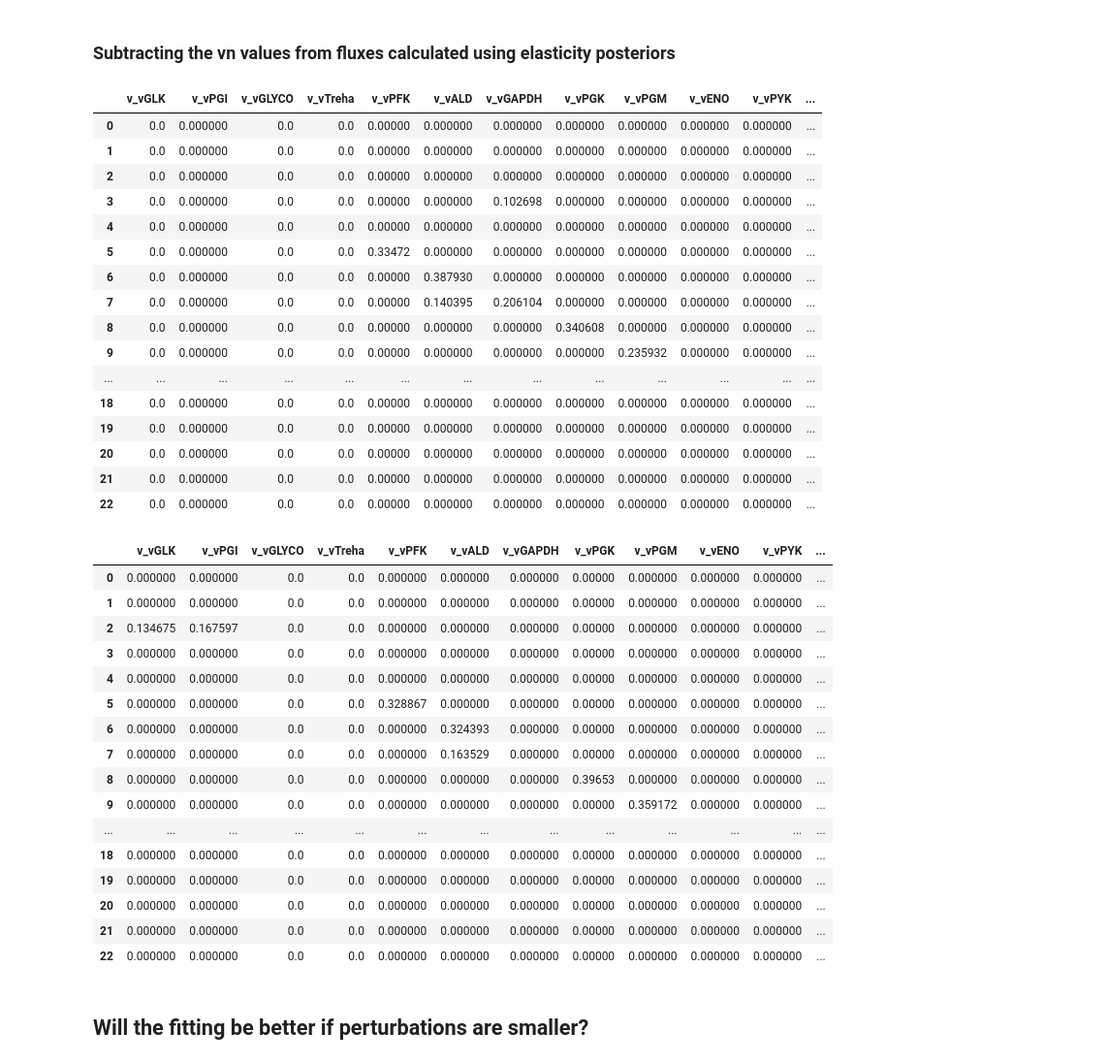
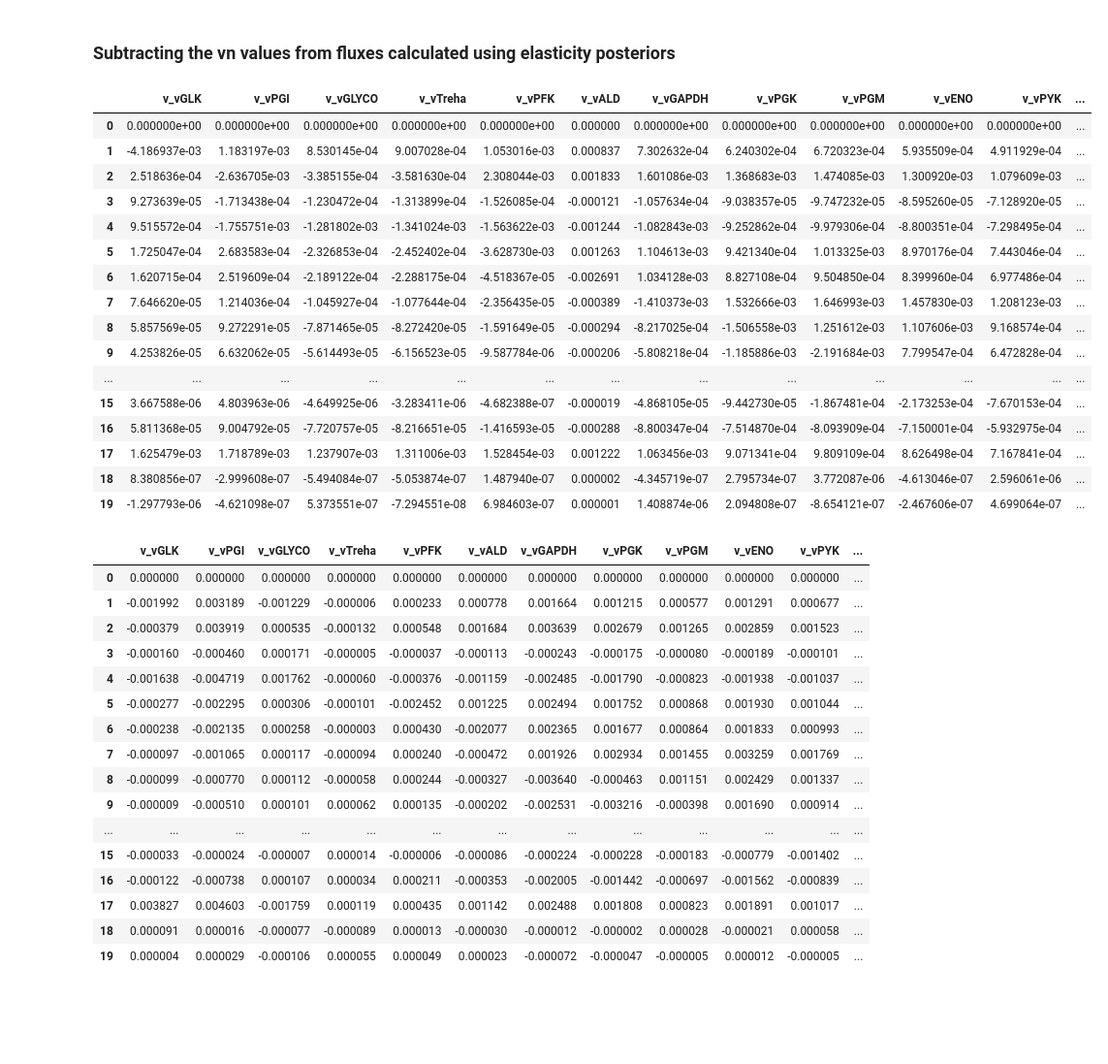
Before and after one commit to sys-bio/BMCA-pipeline, a Jupyter notebook: notebooks/all_data/perturbingEnzymesAndYs_v_noE.ipynb, the cells around one changed output. Shown at 97% size. Cells and saved outputs as stored; diff of their text form; code cells hidden in the pictures; blank space fills up the shorter version.

```diff
--- a/notebooks/all_data/perturbingEnzymesAndYs_v_noE.ipynb
+++ b/notebooks/all_data/perturbingEnzymesAndYs_v_noE.ipynb
@@ -41,6 +45,6 @@ util.ant_to_cobra(Teusink_ant)
 # %%
 Teusink_ant ='../../data/interim/Antimony/Simplified_Teusink_yeast.ant'
-data_file = '../../data/interim/generated_data/ogTeusink/Simplified_Teusink_yeast_0.99.csv'
+data_file = '../../data/interim/generated_data/Simplified_Teusink_yeast_0.99.csv'
 df = pd.read_csv(data_file)
 
 # need to fix this so only rows with concentrations less than 0 are dropped
@@ -329,47 +267,45 @@ Text(0.04, 0.5, 'relative fluxes predicted with Bayesian inference')
 ### Subtracting the vn values from fluxes calculated using elasticity posteriors
 # %%
 mcmc_dif = MCMC_vn_df-BMCA_obj.vn
-mcmc_dif[mcmc_dif < 1E-1] = 0
+# mcmc_dif[mcmc_dif < 1E-1] = 0
 mcmc_dif
 # %% [output]
 |  | v_vGLK | v_vPGI | v_vGLYCO | v_vTreha | v_vPFK | v_vALD | v_vGAPDH | v_vPGK | v_vPGM | v_vENO | v_vPYK | ... |
-| 0 | 0.0 | 0.000000 | 0.0 | 0.0 | 0.00000 | 0.000000 | 0.000000 | 0.000000 | 0.000000 | 0.000000 | 0.000000 | ... |
-| 1 | 0.0 | 0.000000 | 0.0 | 0.0 | 0.00000 | 0.000000 | 0.000000 | 0.000000 | 0.000000 | 0.000000 | 0.000000 | ... |
-| 2 | 0.0 | 0.000000 | 0.0 | 0.0 | 0.00000 | 0.000000 | 0.000000 | 0.000000 | 0.000000 | 0.000000 | 0.000000 | ... |
-| 3 | 0.0 | 0.000000 | 0.0 | 0.0 | 0.00000 | 0.000000 | 0.102698 | 0.000000 | 0.000000 | 0.000000 | 0.000000 | ... |
-| 4 | 0.0 | 0.000000 | 0.0 | 0.0 | 0.00000 | 0.000000 | 0.000000 | 0.000000 | 0.000000 | 0.000000 | 0.000000 | ... |
-| 5 | 0.0 | 0.000000 | 0.0 | 0.0 | 0.33472 | 0.000000 | 0.000000 | 0.000000 | 0.000000 | 0.000000 | 0.000000 | ... |
-| 6 | 0.0 | 0.000000 | 0.0 | 0.0 | 0.00000 | 0.387930 | 0.000000 | 0.000000 | 0.000000 | 0.000000 | 0.000000 | ... |
-| 7 | 0.0 | 0.000000 | 0.0 | 0.0 | 0.00000 | 0.140395 | 0.206104 | 0.000000 | 0.000000 | 0.000000 | 0.000000 | ... |
-| 8 | 0.0 | 0.000000 | 0.0 | 0.0 | 0.00000 | 0.000000 | 0.000000 | 0.340608 | 0.000000 | 0.000000 | 0.000000 | ... |
-| 9 | 0.0 | 0.000000 | 0.0 | 0.0 | 0.00000 | 0.000000 | 0.000000 | 0.000000 | 0.235932 | 0.000000 | 0.000000 | ... |
+| 0 | 0.000000e+00 | 0.000000e+00 | 0.000000e+00 | 0.000000e+00 | 0.000000e+00 | 0.000000 | 0.000000e+00 | 0.000000e+00 | 0.000000e+00 | 0.000000e+00 | 0.000000e+00 | ... |
+| 1 | -4.186937e-03 | 1.183197e-03 | 8.530145e-04 | 9.007028e-04 | 1.053016e-03 | 0.000837 | 7.302632e-04 | 6.240302e-04 | 6.720323e-04 | 5.935509e-04 | 4.911929e-04 | ... |
+| 2 | 2.518636e-04 | -2.636705e-03 | -3.385155e-04 | -3.581630e-04 | 2.308044e-03 | 0.001833 | 1.601086e-03 | 1.368683e-03 | 1.474085e-03 | 1.300920e-03 | 1.079609e-03 | ... |
+| 3 | 9.273639e-05 | -1.713438e-04 | -1.230472e-04 | -1.313899e-04 | -1.526085e-04 | -0.000121 | -1.057634e-04 | -9.038357e-05 | -9.747232e-05 | -8.595260e-05 | -7.128920e-05 | ... |
+| 4 | 9.515572e-04 | -1.755751e-03 | -1.281802e-03 | -1.341024e-03 | -1.563622e-03 | -0.001244 | -1.082843e-03 | -9.252862e-04 | -9.979306e-04 | -8.800351e-04 | -7.298495e-04 | ... |
+| 5 | 1.725047e-04 | 2.683583e-04 | -2.326853e-04 | -2.452402e-04 | -3.628730e-03 | 0.001263 | 1.104613e-03 | 9.421340e-04 | 1.013325e-03 | 8.970176e-04 | 7.443046e-04 | ... |
+| 6 | 1.620715e-04 | 2.519609e-04 | -2.189122e-04 | -2.288175e-04 | -4.518367e-05 | -0.002691 | 1.034128e-03 | 8.827108e-04 | 9.504850e-04 | 8.399960e-04 | 6.977486e-04 | ... |
+| 7 | 7.646620e-05 | 1.214036e-04 | -1.045927e-04 | -1.077644e-04 | -2.356435e-05 | -0.000389 | -1.410373e-03 | 1.532666e-03 | 1.646993e-03 | 1.457830e-03 | 1.208123e-03 | ... |
+| 8 | 5.857569e-05 | 9.272291e-05 | -7.871465e-05 | -8.272420e-05 | -1.591649e-05 | -0.000294 | -8.217025e-04 | -1.506558e-03 | 1.251612e-03 | 1.107606e-03 | 9.168574e-04 | ... |
+| 9 | 4.253826e-05 | 6.632062e-05 | -5.614493e-05 | -6.156523e-05 | -9.587784e-06 | -0.000206 | -5.808218e-04 | -1.185886e-03 | -2.191684e-03 | 7.799547e-04 | 6.472828e-04 | ... |
 | ... | ... | ... | ... | ... | ... | ... | ... | ... | ... | ... | ... | ... |
-| 18 | 0.0 | 0.000000 | 0.0 | 0.0 | 0.00000 | 0.000000 | 0.000000 | 0.000000 | 0.000000 | 0.000000 | 0.000000 | ... |
-| 19 | 0.0 | 0.000000 | 0.0 | 0.0 | 0.00000 | 0.000000 | 0.000000 | 0.000000 | 0.000000 | 0.000000 | 0.000000 | ... |
-| 20 | 0.0 | 0.000000 | 0.0 | 0.0 | 0.00000 | 0.000000 | 0.000000 | 0.000000 | 0.000000 | 0.000000 | 0.000000 | ... |
-| 21 | 0.0 | 0.000000 | 0.0 | 0.0 | 0.00000 | 0.000000 | 0.000000 | 0.000000 | 0.000000 | 0.000000 | 0.000000 | ... |
-| 22 | 0.0 | 0.000000 | 0.0 | 0.0 | 0.00000 | 0.000000 | 0.000000 | 0.000000 | 0.000000 | 0.000000 | 0.000000 | ... |
+| 15 | 3.667588e-06 | 4.803963e-06 | -4.649925e-06 | -3.283411e-06 | -4.682388e-07 | -0.000019 | -4.868105e-05 | -9.442730e-05 | -1.867481e-04 | -2.173253e-04 | -7.670153e-04 | ... |
+| 16 | 5.811368e-05 | 9.004792e-05 | -7.720757e-05 | -8.216651e-05 | -1.416593e-05 | -0.000288 | -8.800347e-04 | -7.514870e-04 | -8.093909e-04 | -7.150001e-04 | -5.932975e-04 | ... |
+| 17 | 1.625479e-03 | 1.718789e-03 | 1.237907e-03 | 1.311006e-03 | 1.528454e-03 | 0.001222 | 1.063456e-03 | 9.071341e-04 | 9.809109e-04 | 8.626498e-04 | 7.167841e-04 | ... |
+| 18 | 8.380856e-07 | -2.999608e-07 | -5.494084e-07 | -5.053874e-07 | 1.487940e-07 | 0.000002 | -4.345719e-07 | 2.795734e-07 | 3.772087e-06 | -4.613046e-07 | 2.596061e-06 | ... |
+| 19 | -1.297793e-06 | -4.621098e-07 | 5.373551e-07 | -7.294551e-08 | 6.984603e-07 | 0.000001 | 1.408874e-06 | 2.094808e-07 | -8.654121e-07 | -2.467606e-07 | 4.699064e-07 | ... |
 # %%
 advi_dif = advi_vn_df-BMCA_obj.vn
-advi_dif[advi_dif < 1E-1] = 0
+# advi_dif[advi_dif < 1E-1] = 0
 advi_dif
 # %% [output]
 |  | v_vGLK | v_vPGI | v_vGLYCO | v_vTreha | v_vPFK | v_vALD | v_vGAPDH | v_vPGK | v_vPGM | v_vENO | v_vPYK | ... |
-| 0 | 0.000000 | 0.000000 | 0.0 | 0.0 | 0.000000 | 0.000000 | 0.000000 | 0.00000 | 0.000000 | 0.000000 | 0.000000 | ... |
-| 1 | 0.000000 | 0.000000 | 0.0 | 0.0 | 0.000000 | 0.000000 | 0.000000 | 0.00000 | 0.000000 | 0.000000 | 0.000000 | ... |
-| 2 | 0.134675 | 0.167597 | 0.0 | 0.0 | 0.000000 | 0.000000 | 0.000000 | 0.00000 | 0.000000 | 0.000000 | 0.000000 | ... |
-| 3 | 0.000000 | 0.000000 | 0.0 | 0.0 | 0.000000 | 0.000000 | 0.000000 | 0.00000 | 0.000000 | 0.000000 | 0.000000 | ... |
-| 4 | 0.000000 | 0.000000 | 0.0 | 0.0 | 0.000000 | 0.000000 | 0.000000 | 0.00000 | 0.000000 | 0.000000 | 0.000000 | ... |
-| 5 | 0.000000 | 0.000000 | 0.0 | 0.0 | 0.328867 | 0.000000 | 0.000000 | 0.00000 | 0.000000 | 0.000000 | 0.000000 | ... |
-| 6 | 0.000000 | 0.000000 | 0.0 | 0.0 | 0.000000 | 0.324393 | 0.000000 | 0.00000 | 0.000000 | 0.000000 | 0.000000 | ... |
-| 7 | 0.000000 | 0.000000 | 0.0 | 0.0 | 0.000000 | 0.163529 | 0.000000 | 0.00000 | 0.000000 | 0.000000 | 0.000000 | ... |
-| 8 | 0.000000 | 0.000000 | 0.0 | 0.0 | 0.000000 | 0.000000 | 0.000000 | 0.39653 | 0.000000 | 0.000000 | 0.000000 | ... |
-| 9 | 0.000000 | 0.000000 | 0.0 | 0.0 | 0.000000 | 0.000000 | 0.000000 | 0.00000 | 0.359172 | 0.000000 | 0.000000 | ... |
+| 0 | 0.000000 | 0.000000 | 0.000000 | 0.000000 | 0.000000 | 0.000000 | 0.000000 | 0.000000 | 0.000000 | 0.000000 | 0.000000 | ... |
+| 1 | -0.001992 | 0.003189 | -0.001229 | -0.000006 | 0.000233 | 0.000778 | 0.001664 | 0.001215 | 0.000577 | 0.001291 | 0.000677 | ... |
+| 2 | -0.000379 | 0.003919 | 0.000535 | -0.000132 | 0.000548 | 0.001684 | 0.003639 | 0.002679 | 0.001265 | 0.002859 | 0.001523 | ... |
+| 3 | -0.000160 | -0.000460 | 0.000171 | -0.000005 | -0.000037 | -0.000113 | -0.000243 | -0.000175 | -0.000080 | -0.000189 | -0.000101 | ... |
+| 4 | -0.001638 | -0.004719 | 0.001762 | -0.000060 | -0.000376 | -0.001159 | -0.002485 | -0.001790 | -0.000823 | -0.001938 | -0.001037 | ... |
+| 5 | -0.000277 | -0.002295 | 0.000306 | -0.000101 | -0.002452 | 0.001225 | 0.002494 | 0.001752 | 0.000868 | 0.001930 | 0.001044 | ... |
+| 6 | -0.000238 | -0.002135 | 0.000258 | -0.000003 | 0.000430 | -0.002077 | 0.002365 | 0.001677 | 0.000864 | 0.001833 | 0.000993 | ... |
+| 7 | -0.000097 | -0.001065 | 0.000117 | -0.000094 | 0.000240 | -0.000472 | 0.001926 | 0.002934 | 0.001455 | 0.003259 | 0.001769 | ... |
+| 8 | -0.000099 | -0.000770 | 0.000112 | -0.000058 | 0.000244 | -0.000327 | -0.003640 | -0.000463 | 0.001151 | 0.002429 | 0.001337 | ... |
+| 9 | -0.000009 | -0.000510 | 0.000101 | 0.000062 | 0.000135 | -0.000202 | -0.002531 | -0.003216 | -0.000398 | 0.001690 | 0.000914 | ... |
 | ... | ... | ... | ... | ... | ... | ... | ... | ... | ... | ... | ... | ... |
-| 18 | 0.000000 | 0.000000 | 0.0 | 0.0 | 0.000000 | 0.000000 | 0.000000 | 0.00000 | 0.000000 | 0.000000 | 0.000000 | ... |
-| 19 | 0.000000 | 0.000000 | 0.0 | 0.0 | 0.000000 | 0.000000 | 0.000000 | 0.00000 | 0.000000 | 0.000000 | 0.000000 | ... |
-| 20 | 0.000000 | 0.000000 | 0.0 | 0.0 | 0.000000 | 0.000000 | 0.000000 | 0.00000 | 0.000000 | 0.000000 | 0.000000 | ... |
-| 21 | 0.000000 | 0.000000 | 0.0 | 0.0 | 0.000000 | 0.000000 | 0.000000 | 0.00000 | 0.000000 | 0.000000 | 0.000000 | ... |
-| 22 | 0.000000 | 0.000000 | 0.0 | 0.0 | 0.000000 | 0.000000 | 0.000000 | 0.00000 | 0.000000 | 0.000000 | 0.000000 | ... |
+| 15 | -0.000033 | -0.000024 | -0.000007 | 0.000014 | -0.000006 | -0.000086 | -0.000224 | -0.000228 | -0.000183 | -0.000779 | -0.001402 | ... |
+| 16 | -0.000122 | -0.000738 | 0.000107 | 0.000034 | 0.000211 | -0.000353 | -0.002005 | -0.001442 | -0.000697 | -0.001562 | -0.000839 | ... |
+| 17 | 0.003827 | 0.004603 | -0.001759 | 0.000119 | 0.000435 | 0.001142 | 0.002488 | 0.001808 | 0.000823 | 0.001891 | 0.001017 | ... |
+| 18 | 0.000091 | 0.000016 | -0.000077 | -0.000089 | 0.000013 | -0.000030 | -0.000012 | -0.000002 | 0.000028 | -0.000021 | 0.000058 | ... |
+| 19 | 0.000004 | 0.000029 | -0.000106 | 0.000055 | 0.000049 | 0.000023 | -0.000072 | -0.000047 | -0.000005 | 0.000012 | -0.000005 | ... |
-# %% [markdown]
-## Will the fitting be better if perturbations are smaller?
```
Also changed, not shown: parts of 29 cells of this notebook.
